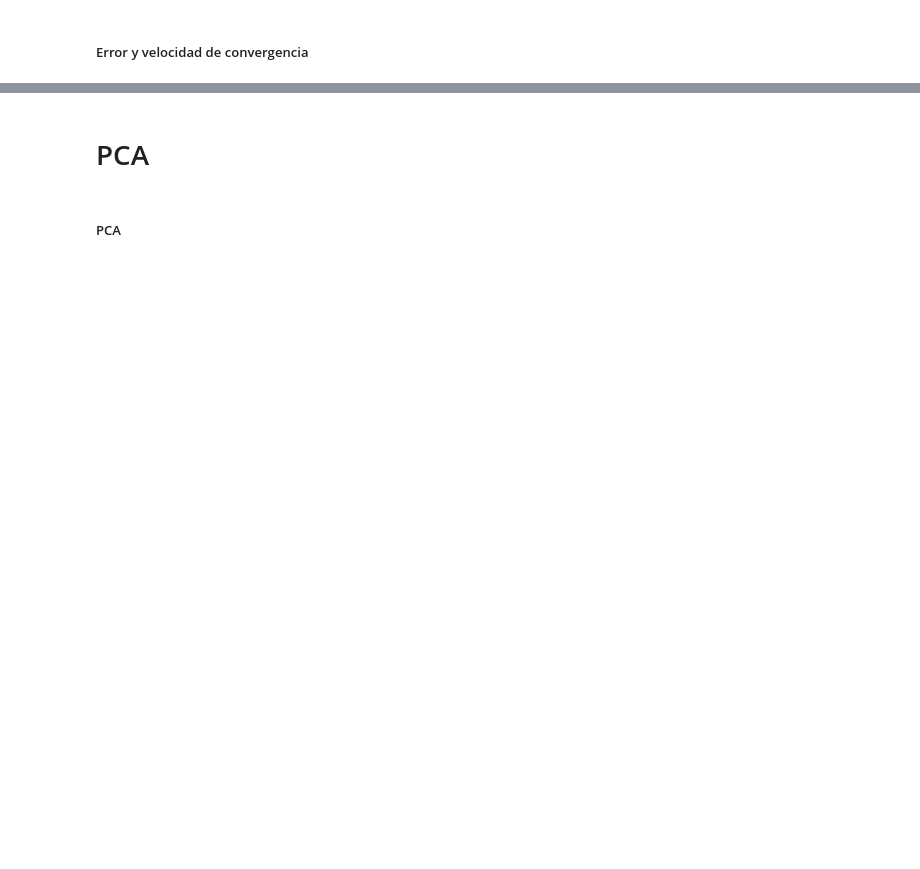
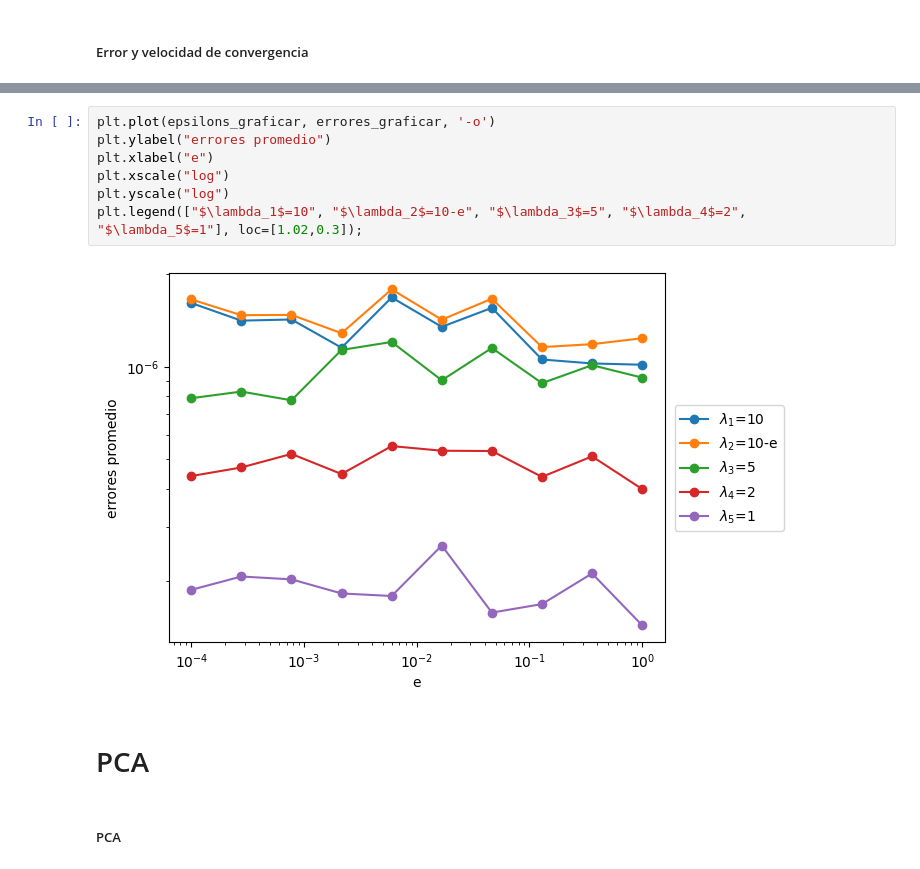
Before and after one commit to mamertowo/tp-mn-2, a Jupyter notebook: notebook.ipynb, the cells around one changed output, grey strips where cells are left out. Drawn from its saved outputs; the diff is of its cells as text; blank space fills up the shorter version.

```diff
--- a/notebook.ipynb
+++ b/notebook.ipynb
@@ -284,3 +344,12 @@ print(vectorAdevolver)
+# %%
+plt.plot(epsilons_graficar, errores_graficar, '-o')
+plt.ylabel("errores promedio")
+plt.xlabel("e")
+plt.xscale("log")
+plt.yscale("log")
+plt.legend(["$\lambda_1$=10", "$\lambda_2$=10-e", "$\lambda_3$=5", "$\lambda_4$=2", "$\lambda_5$=1"], loc=[1.02,0.3]);
+# %% [output]
+[figure, added]
 # %% [markdown]
 # PCA
 # %% [markdown]
```
Also changed, not shown: parts of 24 cells of this notebook.
